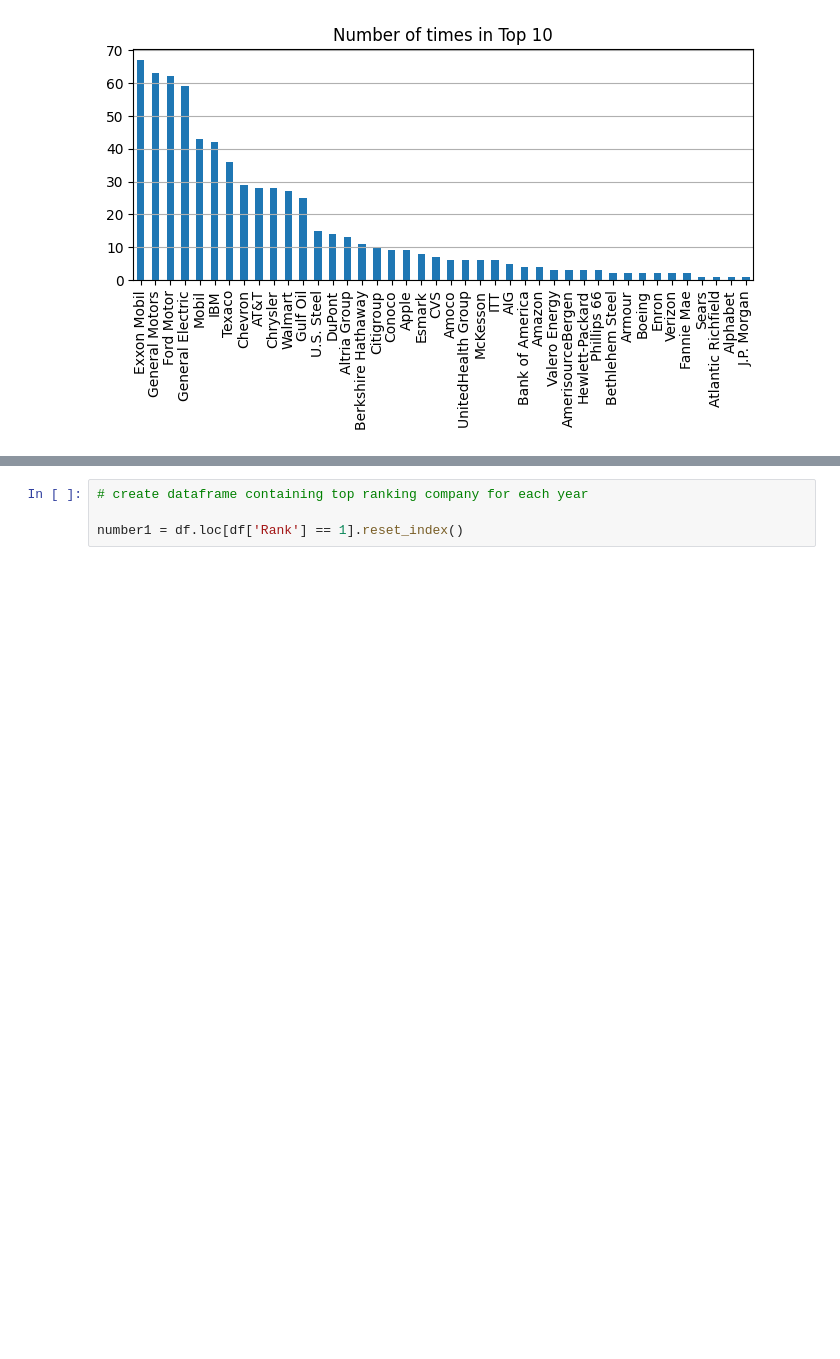
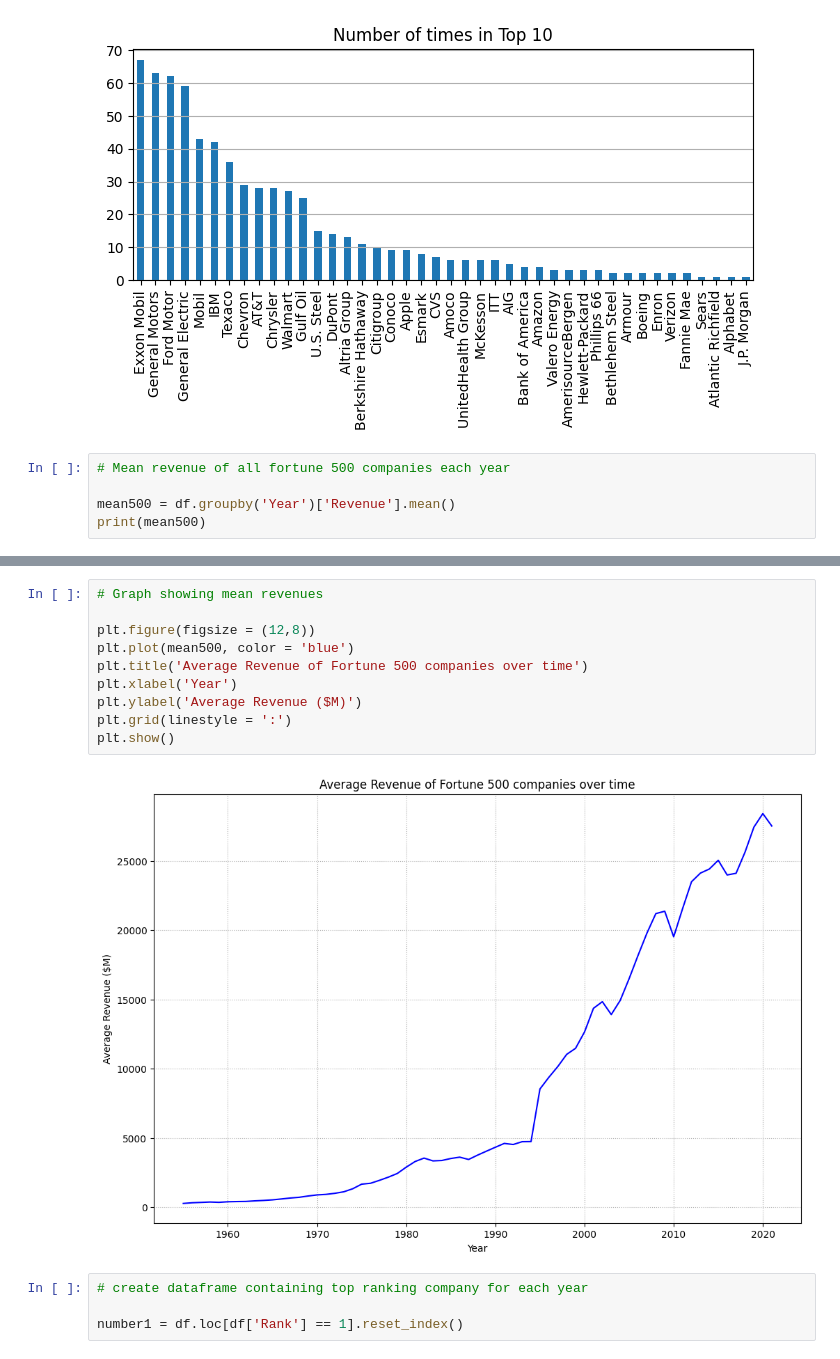
Before and after one commit to AdamSCohen/Fortune500History, a Jupyter notebook: main.ipynb, the cells around one changed output, grey strips where cells are left out. Saved outputs shown, nothing was run; the diff lists cells and outputs as text; blank space fills up the shorter version.

Commit message:
added mean calculations

```diff
--- a/main.ipynb
+++ b/main.ipynb
@@ -85,3 +92,8 @@ plt.grid(axis = 'y')
 plt.show()
 # %% [output]
 [figure]
+# %%
+# Mean revenue of all fortune 500 companies each year
+
+mean500 = df.groupby('Year')['Revenue'].mean()
+print(mean500)
@@ -88,3 +114,15 @@ plt.show()
+# %%
+# Graph showing mean revenues
+
+plt.figure(figsize = (12,8))
+plt.plot(mean500, color = 'blue')
+plt.title('Average Revenue of Fortune 500 companies over time')
+plt.xlabel('Year')
+plt.ylabel('Average Revenue ($M)')
+plt.grid(linestyle = ':')
+plt.show()
+# %% [output]
+[figure, added]
 # %%
 # create dataframe containing top ranking company for each year
 
```
Also changed, not shown: parts of 3 cells of this notebook.
